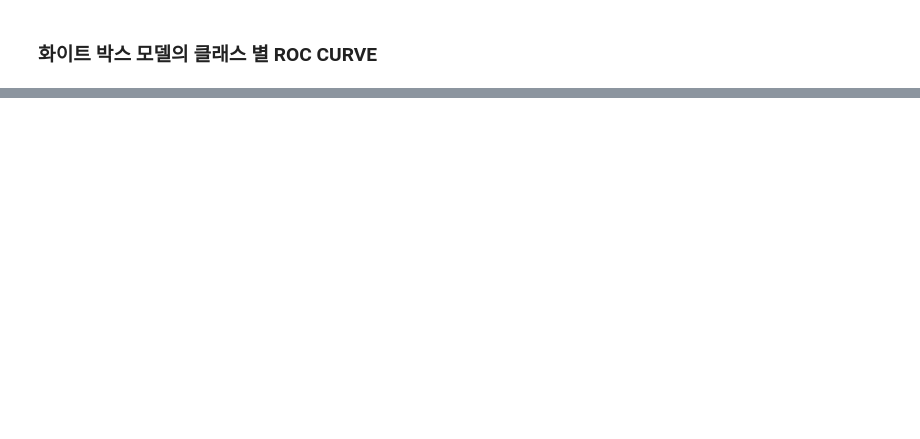
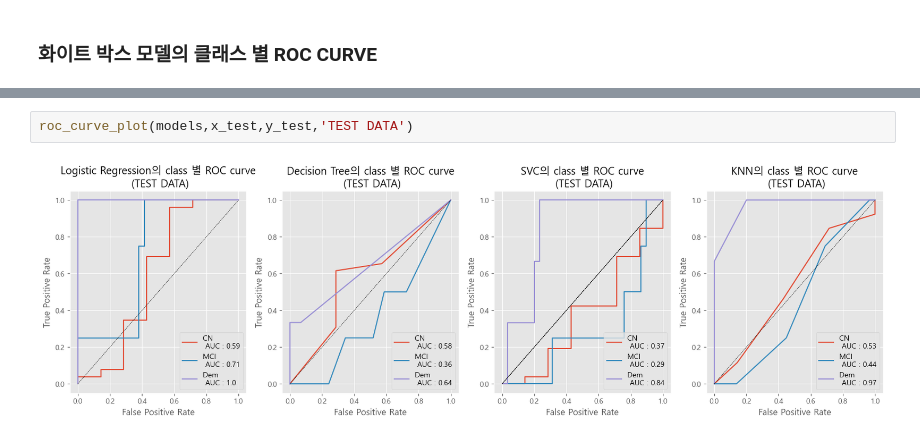
Before and after one commit to yonghyeun/Dementia_Analysis, a Jupyter notebook: LifeLog data/[라이프로그] 데이터 모델링.ipynb, the cells around one changed output, grey strips where cells are left out. Drawn from its saved outputs; the diff is of its cells as text; blank space fills up the shorter version.

```diff
--- a/LifeLog data/[라이프로그] 데이터 모델링.ipynb
+++ b/LifeLog data/[라이프로그] 데이터 모델링.ipynb
@@ -1044,0 +1060,4 @@ roc_curve_plot(models)
+# %%
+roc_curve_plot(models,x_test,y_test,'TEST DATA')
+# %% [output]
+[figure, added]
```
Also changed, not shown: parts of 11 cells of this notebook.
